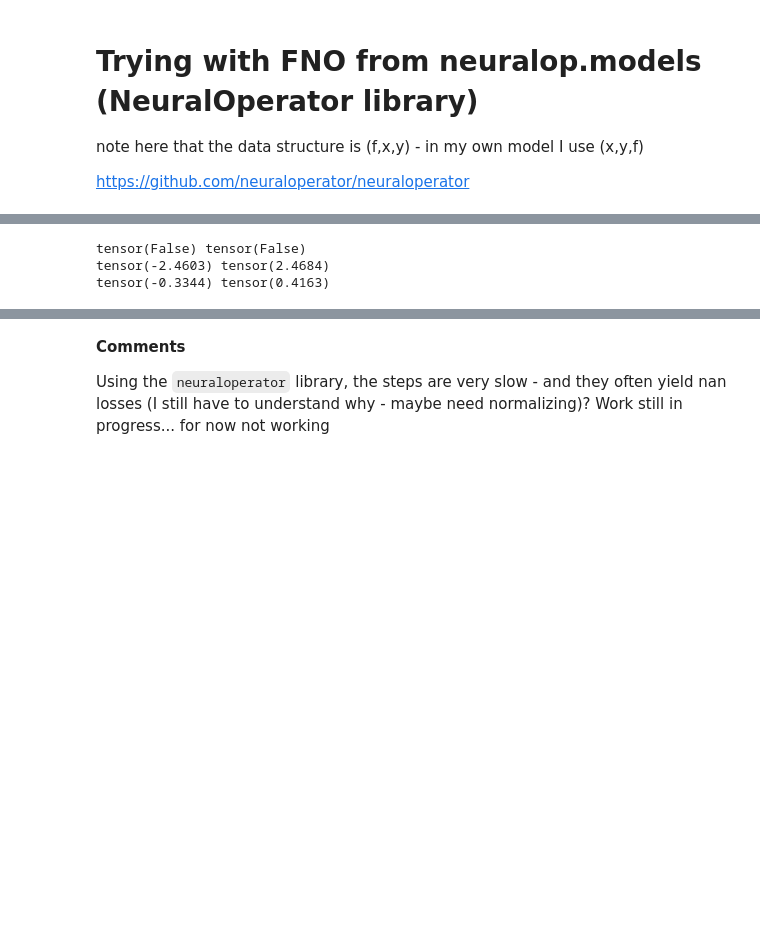
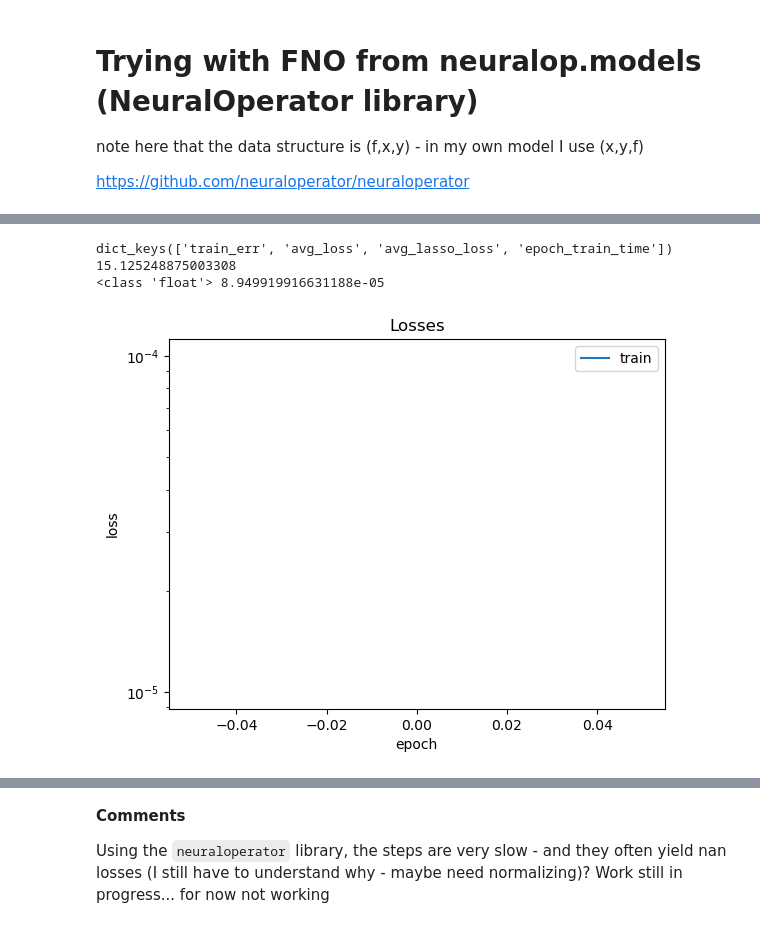
Before and after one commit to sottoviafilippo/trying-out-neural-operators, a Jupyter notebook: fno_trials.ipynb, the cells around one changed output, grey strips where cells are left out. Cells and saved outputs as stored; diff of their text form; code cells hidden in the pictures; blank space fills up the shorter version.

```diff
--- a/fno_trials.ipynb
+++ b/fno_trials.ipynb
@@ -269,10 +288,23 @@ KeyboardInterrupt:
 # %%
-import torch
-train_data = torch.load("data/poisson_train_48.pt")
-print(torch.isnan(train_data['x']).any(), torch.isnan(train_data['y']).any())
-print(train_data['x'].min(), train_data['x'].max())
-print(train_data['y'].min(), train_data['y'].max())
+# TO DO: need to save the losses myself because trainer only saves the last value
+
+print(history.keys())  # check exact key names first: they vary by version
+
+
+print(history['epoch_train_time'])
+print(type(history['avg_loss']), history['avg_loss'])
+
+# now plot the errors as a function of the epoch
+plt.figure()
+plt.title('Losses')
+plt.plot(history['avg_loss'], label='train')
+plt.xlabel('epoch')
+plt.ylabel('loss')
+plt.yscale('log')
+plt.legend()
+plt.show()
 # %% [output]
-tensor(False) tensor(False)
-tensor(-2.4603) tensor(2.4684)
-tensor(-0.3344) tensor(0.4163)
+dict_keys(['train_err', 'avg_loss', 'avg_lasso_loss', 'epoch_train_time'])
+15.125248875003308
+<class 'float'> 8.949919916631188e-05
+[figure, added]
```
Also changed, not shown: parts of 6 cells of this notebook, 2 other files.
